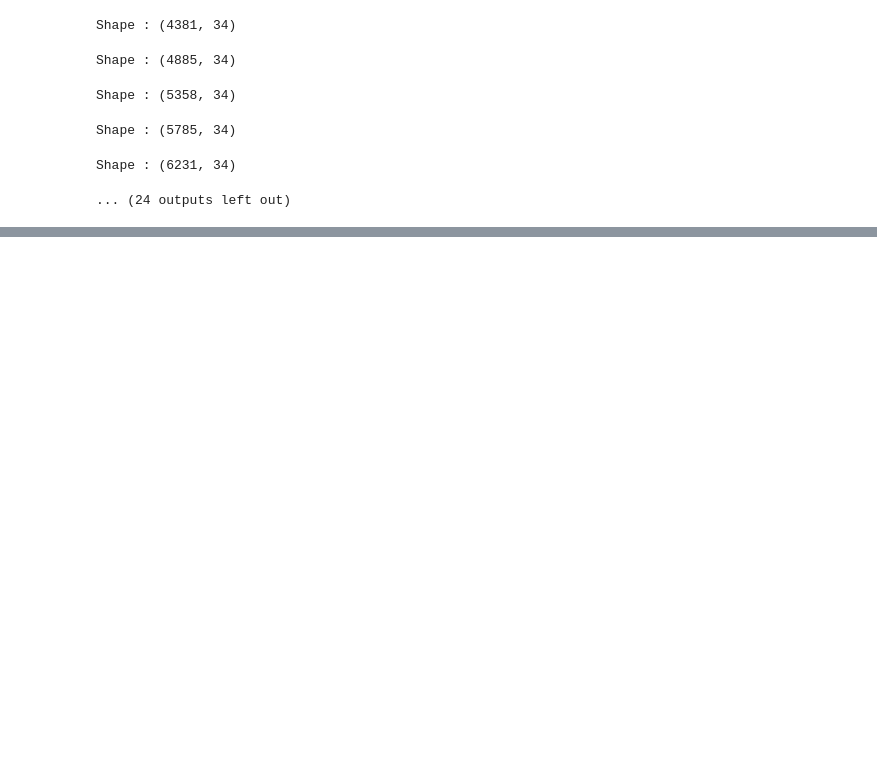
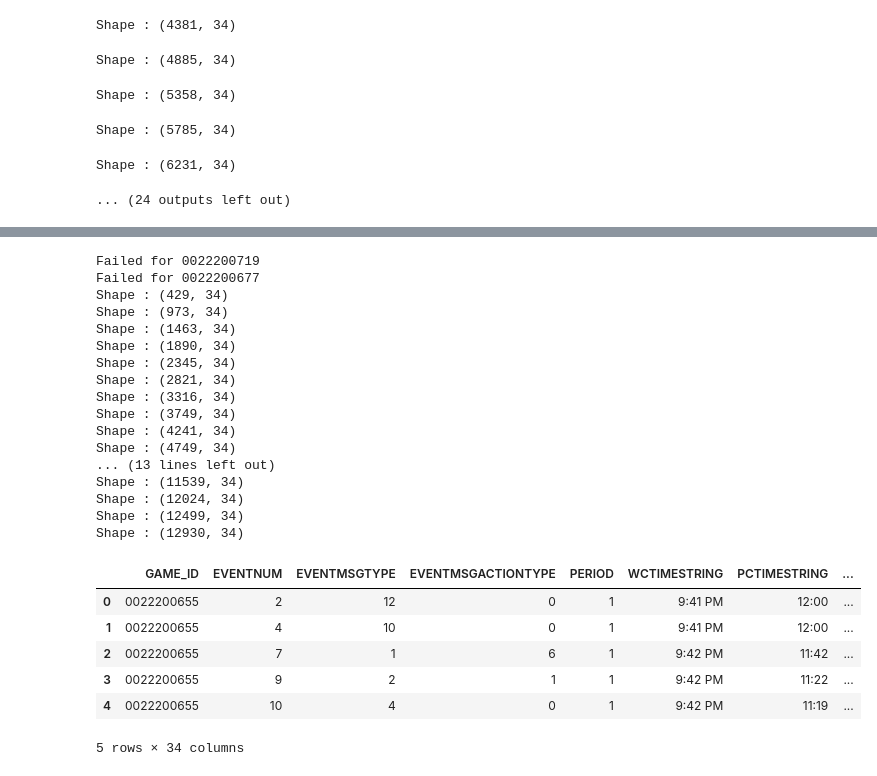
Before and after one commit to Saffian-Asghar/NBA_Network_Analysis, a Jupyter notebook: Notebooks/Qualitative_Network_Analysis.ipynb, the cells around one changed output, grey strips where cells are left out. Saved outputs shown, nothing was run; the diff lists cells and outputs as text; code cells hidden in the pictures; blank space fills up the shorter version.

```diff
--- a/Notebooks/Qualitative_Network_Analysis.ipynb
+++ b/Notebooks/Qualitative_Network_Analysis.ipynb
@@ -731,0 +831,39 @@ synergy_metrics[synergy_metrics['Team']== team_id][['Source','Target','Weight']]
+# %%
+# Get the play-by-play data for all games Lebron James played in
+games_lost_overall = pd.DataFrame()
+for game in games_lost:
+    try:
+        play_by_play = PlayByPlayV2(game_id=game, timeout=60)
+        play = play_by_play.get_data_frames()[0]
+        games_lost_overall = games_lost_overall.append(play)
+        print(f"Shape : {games_lost_overall.shape}")
+
+    except:
+        print(f"Failed for {game}")
+
+games_lost_overall.head()
+# %% [output]
+Failed for 0022200719
+Failed for 0022200677
+Shape : (429, 34)
+Shape : (973, 34)
+Shape : (1463, 34)
+Shape : (1890, 34)
+Shape : (2345, 34)
+Shape : (2821, 34)
+Shape : (3316, 34)
+Shape : (3749, 34)
+Shape : (4241, 34)
+Shape : (4749, 34)
+... (13 lines left out)
+Shape : (11539, 34)
+Shape : (12024, 34)
+Shape : (12499, 34)
+Shape : (12930, 34)
+|  | GAME_ID | EVENTNUM | EVENTMSGTYPE | EVENTMSGACTIONTYPE | PERIOD | WCTIMESTRING | PCTIMESTRING | ... |
+| 0 | 0022200655 | 2 | 12 | 0 | 1 | 9:41 PM | 12:00 | ... |
+| 1 | 0022200655 | 4 | 10 | 0 | 1 | 9:41 PM | 12:00 | ... |
+| 2 | 0022200655 | 7 | 1 | 6 | 1 | 9:42 PM | 11:42 | ... |
+| 3 | 0022200655 | 9 | 2 | 1 | 1 | 9:42 PM | 11:22 | ... |
+| 4 | 0022200655 | 10 | 4 | 0 | 1 | 9:42 PM | 11:19 | ... |
+5 rows × 34 columns
```
Also changed, not shown: parts of 14 cells of this notebook, 6 other files.
